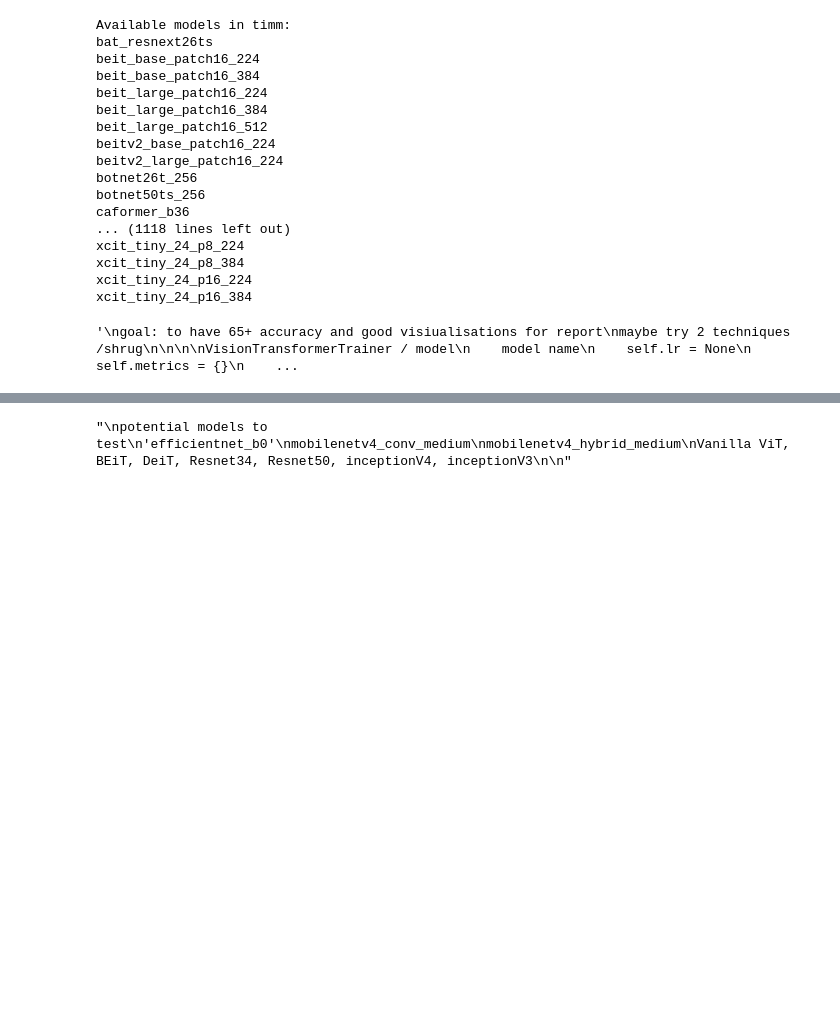
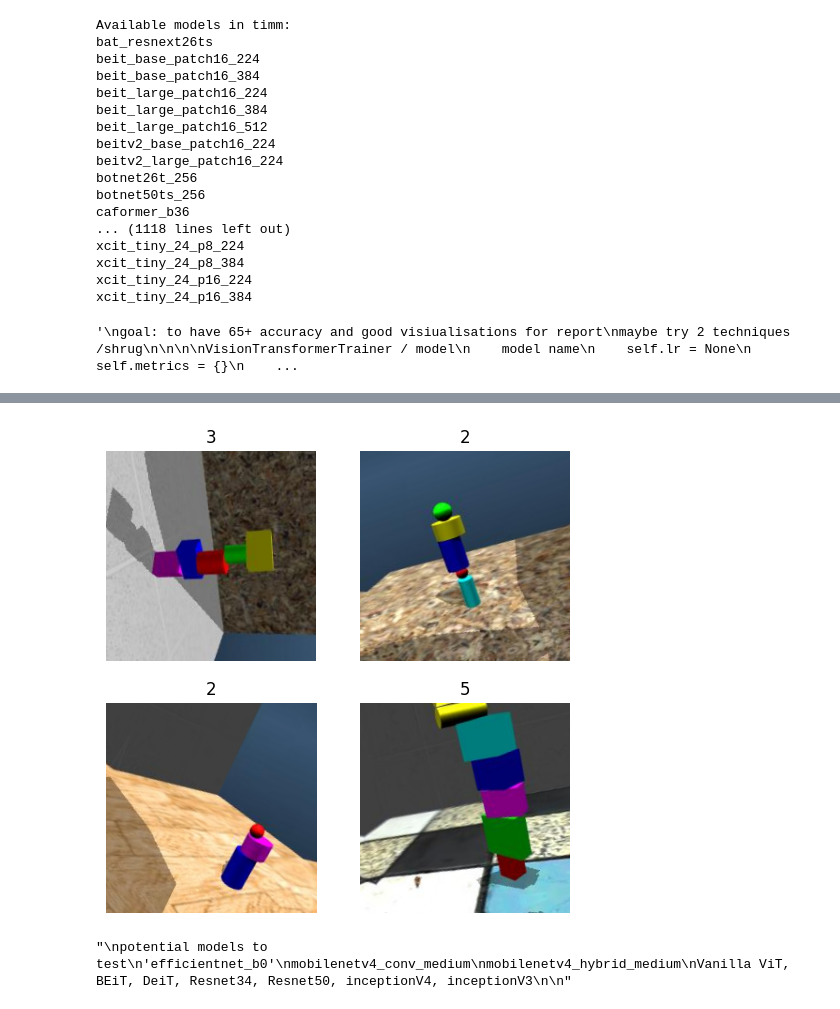
Before and after one commit to julehalim/ComputerVisionFinal, a Jupyter notebook: Testing_Pipeline.ipynb, the cells around one changed output, grey strips where cells are left out. Cells and saved outputs as stored; diff of their text form; code cells hidden in the pictures; blank space fills up the shorter version.

```diff
--- a/Testing_Pipeline.ipynb
+++ b/Testing_Pipeline.ipynb
@@ -254,6 +252,21 @@ class VisionTransformerDataLoaderBlackAndWhite:
         Return the DataLoader.
         """
         return self.dls
+# %%
+item_tfms = Resize(224)
+batch_tfms = Rotate(max_deg=90, p=0.5)
+
+
+data_loader = VisionTransformerDataLoader(
+    train_data=train_data,
+    item_tfms=item_tfms,
+    batch_tfms=batch_tfms,
+    bs=8,
+    valid_pct=0.2,
+    num_workers=0
+)
+# %% [output]
+[figure, added]
 # %%
 class SaveEvery5EpochsCallback(Callback):
     def __init__(self, model_name, transform_name, is_unfrozen=False):
```
Also changed, not shown: parts of 5 cells of this notebook.
